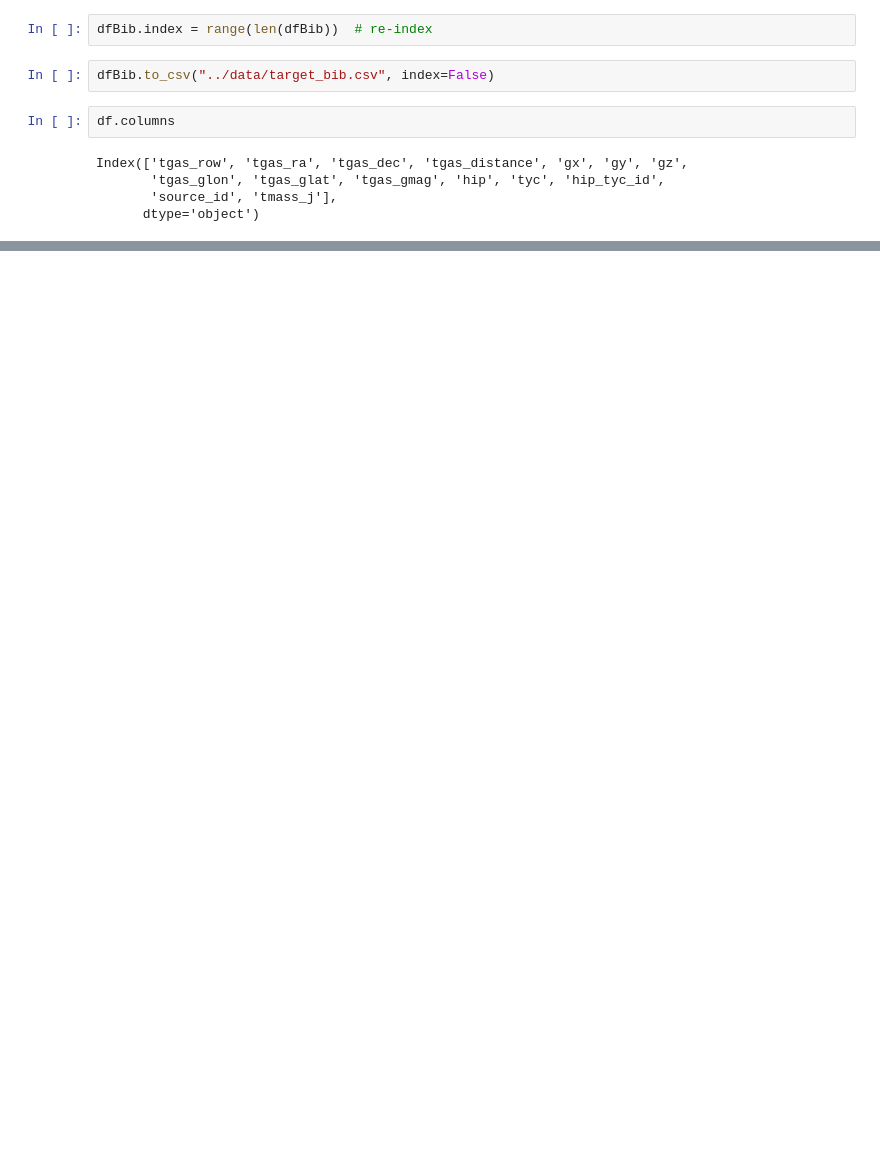
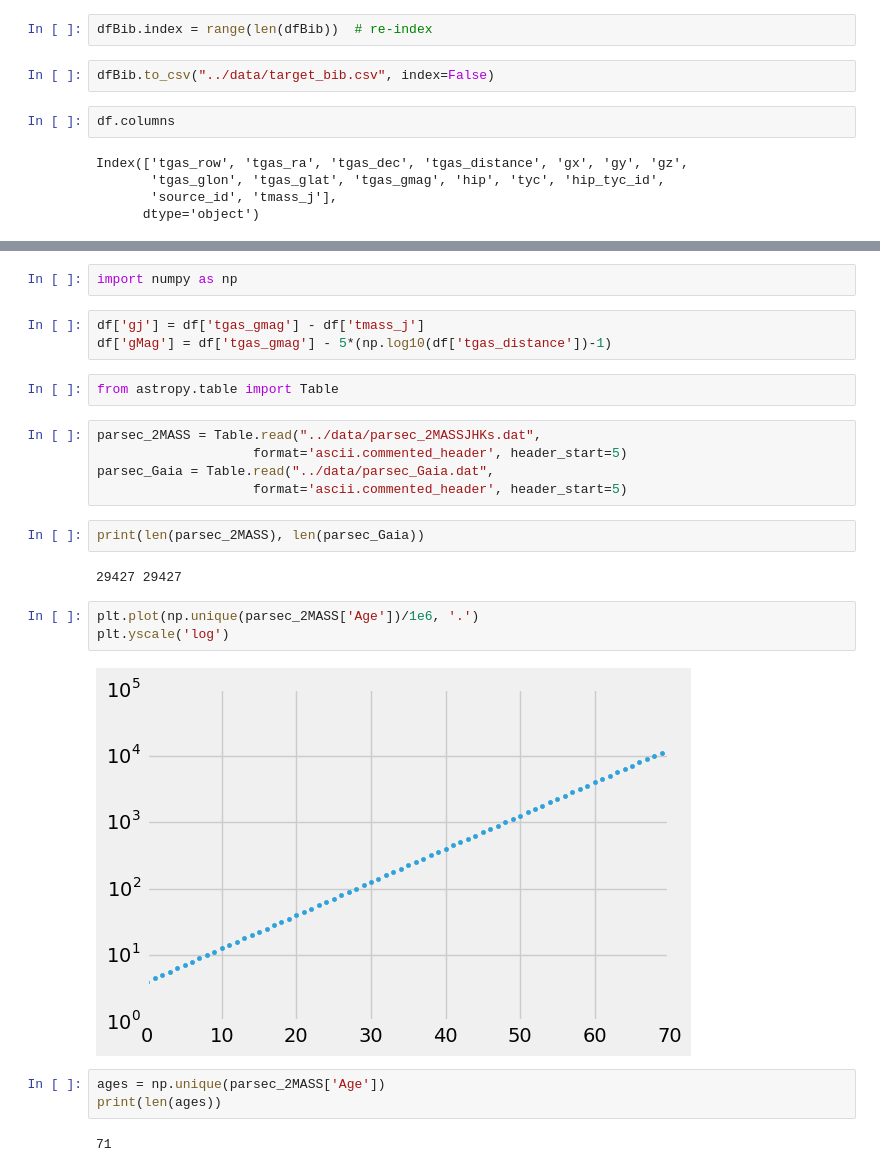
Before and after one commit to smoh/Group10, a Jupyter notebook: notebooks/Group 10 - Literature search.ipynb, the cells around one changed output, grey strips where cells are left out. Cells and saved outputs as stored; diff of their text form; blank space fills up the shorter version.

```diff
--- a/notebooks/Group 10 - Literature search.ipynb
+++ b/notebooks/Group 10 - Literature search.ipynb
@@ -202,0 +227,26 @@ table.Table({"title":dfBib[['hip_tyc_id', 'title']]}).show_in_browser()
+# %%
+import numpy as np
+# %%
+df['gj'] = df['tgas_gmag'] - df['tmass_j']
+df['gMag'] = df['tgas_gmag'] - 5*(np.log10(df['tgas_distance'])-1)
+# %%
+from astropy.table import Table
+# %%
+parsec_2MASS = Table.read("../data/parsec_2MASSJHKs.dat",
+                    format='ascii.commented_header', header_start=5)
+parsec_Gaia = Table.read("../data/parsec_Gaia.dat",
+                    format='ascii.commented_header', header_start=5)
+# %%
+print(len(parsec_2MASS), len(parsec_Gaia))
+# %% [output]
+29427 29427
+# %%
+plt.plot(np.unique(parsec_2MASS['Age'])/1e6, '.')
+plt.yscale('log')
+# %% [output]
+[figure, added]
+# %%
+ages = np.unique(parsec_2MASS['Age'])
+print(len(ages))
+# %% [output]
+71
```
Also changed, not shown: parts of 18 cells of this notebook, 1 other file.
